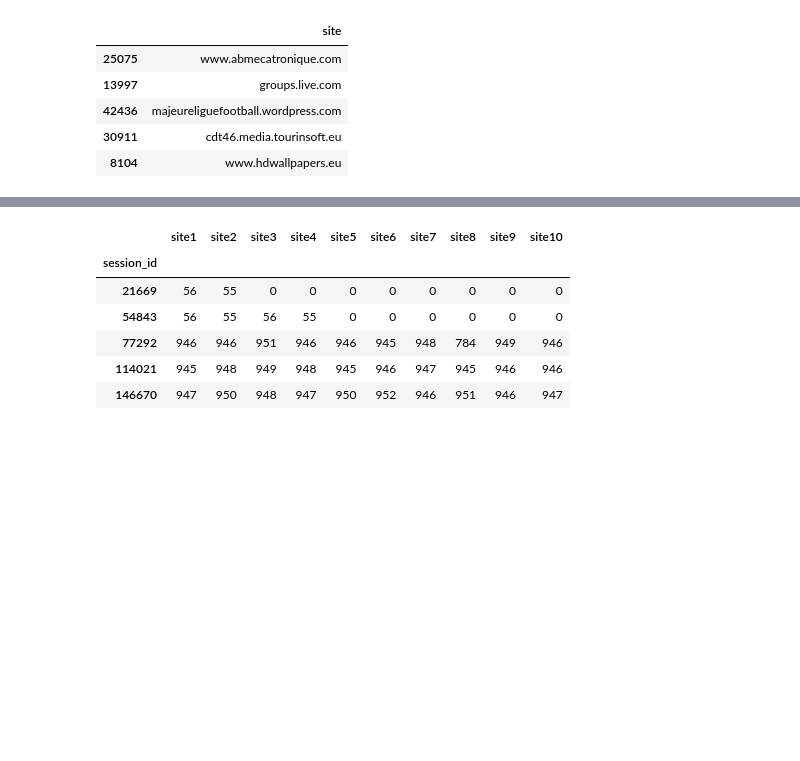
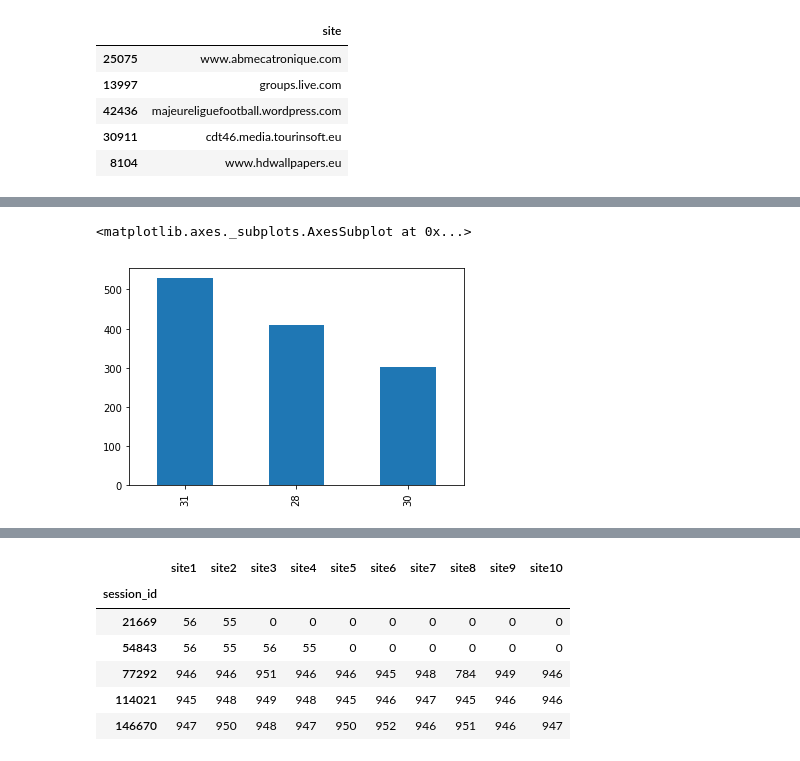
Before and after one commit to maxsaprykin/MLClass, a Jupyter notebook: hw6/hw6_session3_part1_alice_beat_baseline.ipynb, the cells around one changed output, grey strips where cells are left out. Cells and saved outputs as stored; diff of their text form; code cells hidden in the pictures; blank space fills up the shorter version.

```diff
--- a/hw6/hw6_session3_part1_alice_beat_baseline.ipynb
+++ b/hw6/hw6_session3_part1_alice_beat_baseline.ipynb
@@ -107,3 +107,16 @@ full_df.head()
 | 77292 | 946 | 2013-01-12 08:50:13 | 946 | 2013-01-12 08:50:14 | 951 | 2013-01-12 08:50:15 | 946 | 2013-01-12 08:50:15 | 946 | 2013-01-12 08:50:16 | 945 | ... |
 | 114021 | 945 | 2013-01-12 08:50:17 | 948 | 2013-01-12 08:50:17 | 949 | 2013-01-12 08:50:18 | 948 | 2013-01-12 08:50:18 | 945 | 2013-01-12 08:50:18 | 946 | ... |
 | 146670 | 947 | 2013-01-12 08:50:20 | 950 | 2013-01-12 08:50:20 | 948 | 2013-01-12 08:50:20 | 947 | 2013-01-12 08:50:21 | 950 | 2013-01-12 08:50:21 | 952 | ... |
+# %%
+#Попробуем построить графики
+df_target_for_pics = pd.DataFrame(full_df)
+df_target_for_pics = train_df[train_df['target']==1]
+df_target_for_pics['month']  = df_target_for_pics['time1'].apply(lambda time: pd.Timestamp(time).month)
+df_target_for_pics['year']  = df_target_for_pics['time1'].apply(lambda time: pd.Timestamp(time).year)
+df_target_for_pics['day_of_week']  = df_target_for_pics['time1'].apply(lambda time: pd.Timestamp(time).dayofweek)
+df_target_for_pics['days_in_month']  = df_target_for_pics['time1'].apply(lambda time: pd.Timestamp(time).days_in_month)
+# %%
+df_target_for_pics[df_target_for_pics['year'] == 2014]['days_in_month'].value_counts().plot(kind='bar')
+# %% [output]
+<matplotlib.axes._subplots.AxesSubplot at 0x...>
+[figure, added]
```
Also changed, not shown: parts of 39 cells of this notebook, 1 other file.
